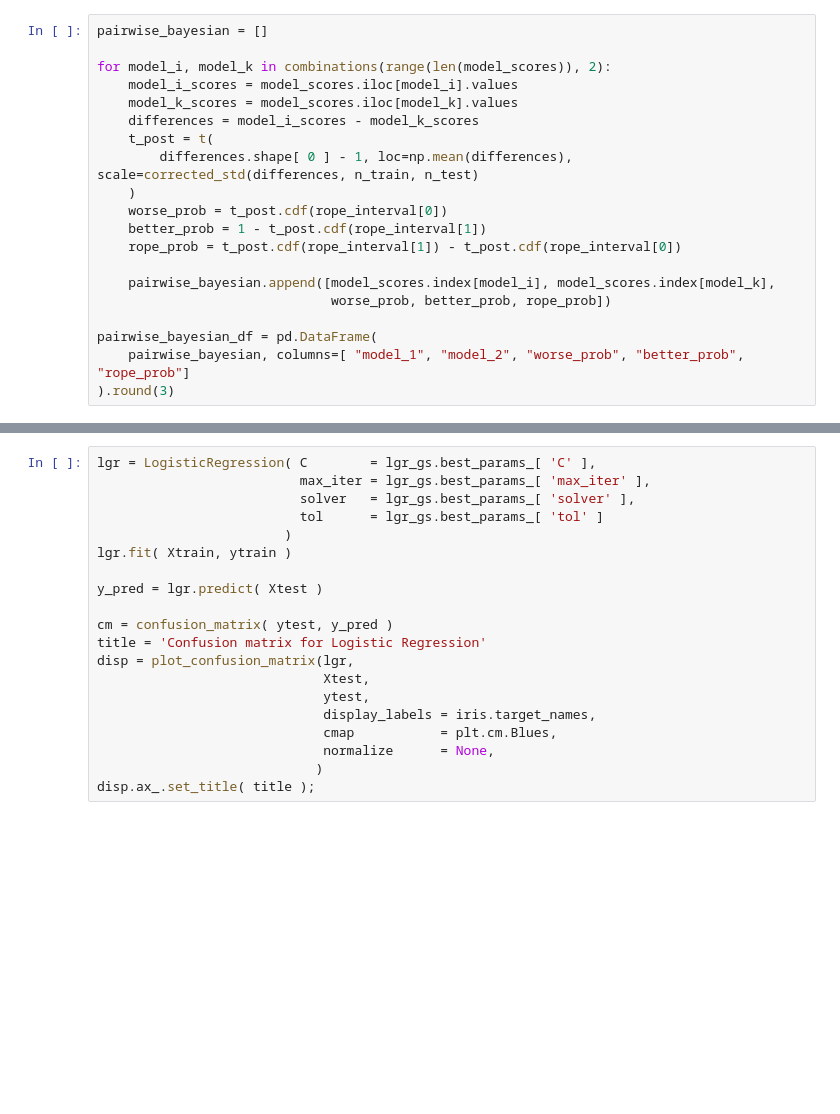
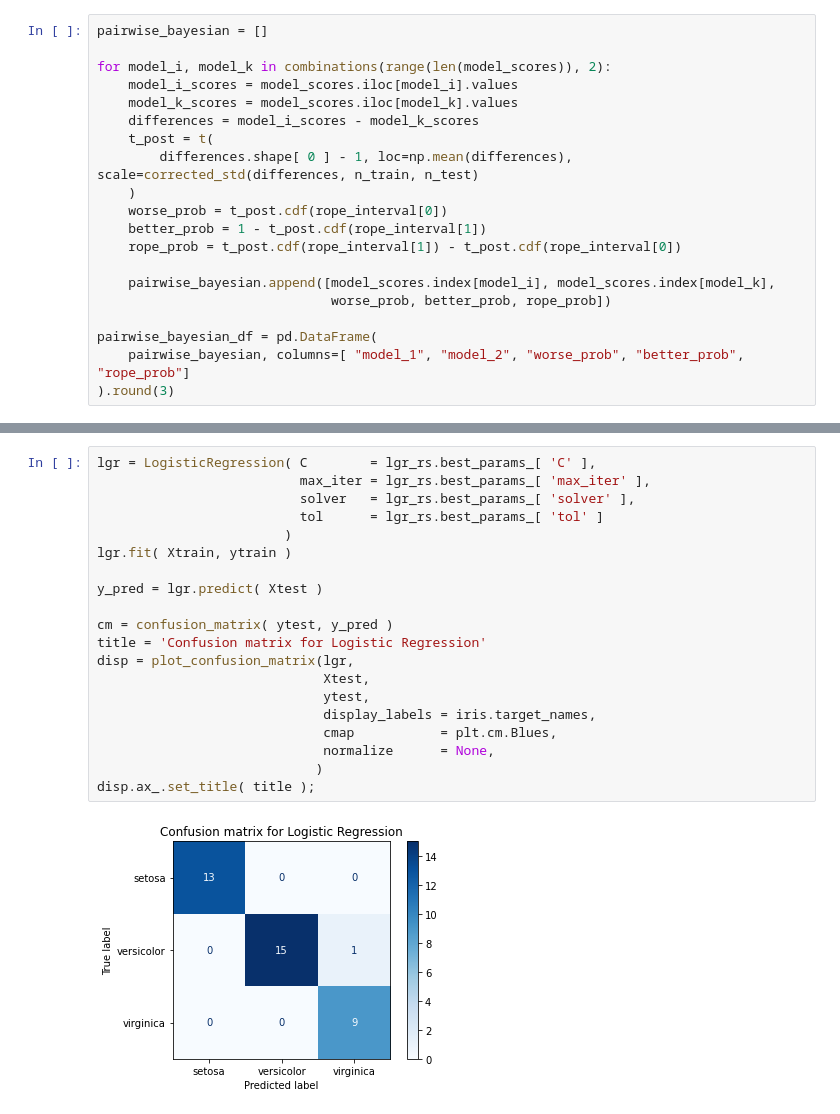
Before and after one commit to bilbrait/ml-guide-examples, a Jupyter notebook: Statistically compare models from hyperparameter search.ipynb, the cells around one changed output, grey strips where cells are left out. Drawn from its saved outputs; the diff is of its cells as text; blank space fills up the shorter version.

```diff
--- a/Statistically compare models from hyperparameter search.ipynb
+++ b/Statistically compare models from hyperparameter search.ipynb
@@ -273,23 +338,25 @@ pairwise_bayesian_df.sort_values( by = [ 'better_prob' ], ascending = False )
 # %%
-lgr = LogisticRegression( C        = lgr_gs.best_params_[ 'C' ],
-                          max_iter = lgr_gs.best_params_[ 'max_iter' ],
-                          solver   = lgr_gs.best_params_[ 'solver' ],
-                          tol      = lgr_gs.best_params_[ 'tol' ]
+lgr = LogisticRegression( C        = lgr_rs.best_params_[ 'C' ],
+                          max_iter = lgr_rs.best_params_[ 'max_iter' ],
+                          solver   = lgr_rs.best_params_[ 'solver' ],
+                          tol      = lgr_rs.best_params_[ 'tol' ]
                         )
 lgr.fit( Xtrain, ytrain )
 
 y_pred = lgr.predict( Xtest )
 
 cm = confusion_matrix( ytest, y_pred )
 title = 'Confusion matrix for Logistic Regression'
 disp = plot_confusion_matrix(lgr,
                              Xtest,
                              ytest,
                              display_labels = iris.target_names,
                              cmap           = plt.cm.Blues,
                              normalize      = None,
                             )
 disp.ax_.set_title( title );
+# %% [output]
+[figure, added]
 # %%
 pred_fn = lgr.decision_function
 np.random.seed( 0 )
```
Also changed, not shown: parts of 20 cells of this notebook.
